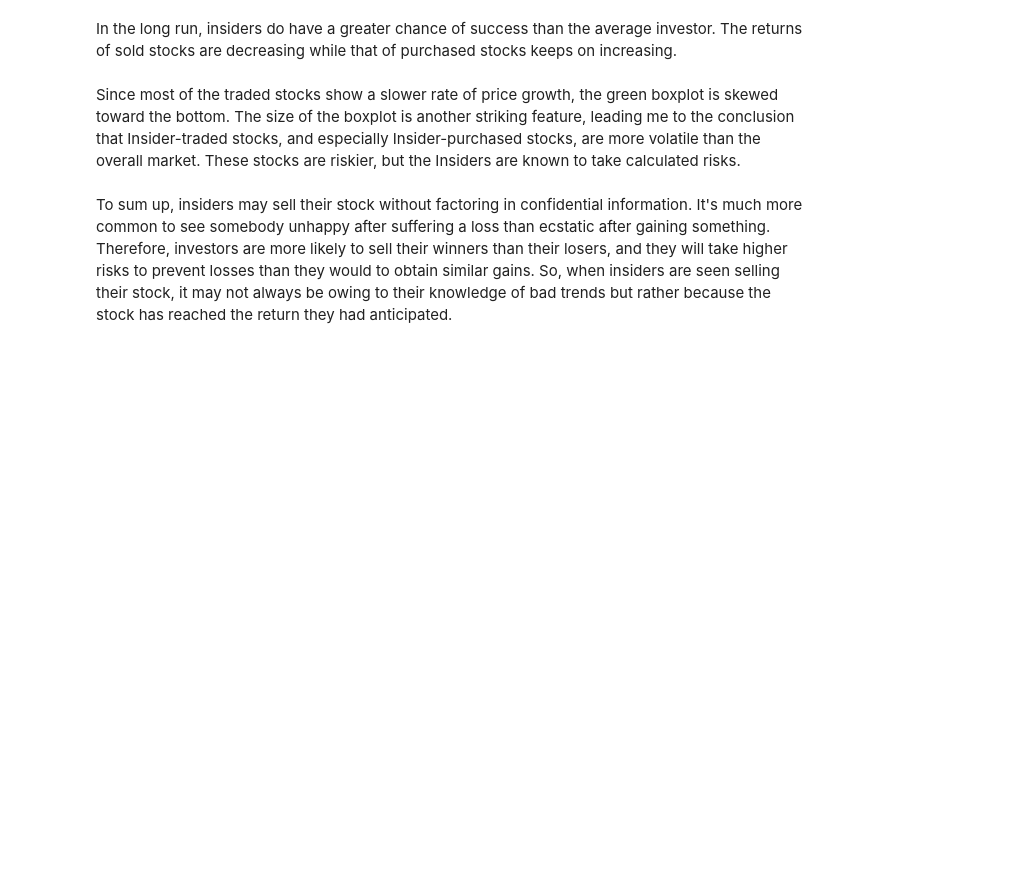
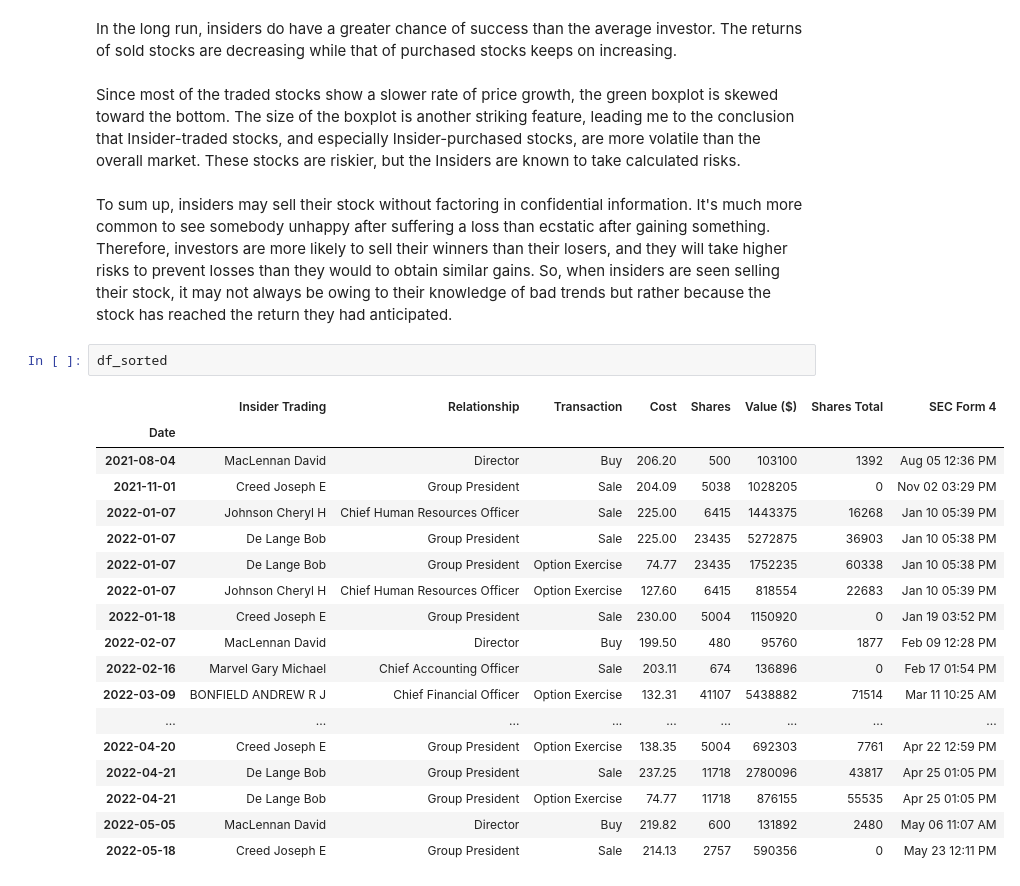
Before and after one commit to tuhinmallick/InsiderTrader, a Jupyter notebook: notebooks/world-bank-package.ipynb, the cells around one changed output. Drawn from its saved outputs; the diff is of its cells as text; blank space fills up the shorter version.

```diff
--- a/notebooks/world-bank-package.ipynb
+++ b/notebooks/world-bank-package.ipynb
@@ -180,3 +180,24 @@ In the long run, insiders do have a greater chance of success than the average i
 Since most of the traded stocks show a slower rate of price growth, the green boxplot is skewed toward the bottom. The size of the boxplot is another striking feature, leading me to the conclusion that Insider-traded stocks, and especially Insider-purchased stocks, are more volatile than the overall market. These stocks are riskier, but the Insiders are known to take calculated risks.
 # %% [markdown]
 To sum up, insiders may sell their stock without factoring in confidential information. It's much more common to see somebody unhappy after suffering a loss than ecstatic after gaining something. Therefore, investors are more likely to sell their winners than their losers, and they will take higher risks to prevent losses than they would to obtain similar gains. So, when insiders are seen selling their stock, it may not always be owing to their knowledge of bad trends but rather because the stock has reached the return they had anticipated.
+# %%
+df_sorted
+# %% [output]
+|  | Insider Trading | Relationship | Transaction | Cost | Shares | Value ($) | Shares Total | SEC Form 4 |
+| Date |  |  |  |  |  |  |  |  |
+| 2021-08-04 | MacLennan David | Director | Buy | 206.20 | 500 | 103100 | 1392 | Aug 05 12:36 PM |
+| 2021-11-01 | Creed Joseph E | Group President | Sale | 204.09 | 5038 | 1028205 | 0 | Nov 02 03:29 PM |
+| 2022-01-07 | Johnson Cheryl H | Chief Human Resources Officer | Sale | 225.00 | 6415 | 1443375 | 16268 | Jan 10 05:39 PM |
+| 2022-01-07 | De Lange Bob | Group President | Sale | 225.00 | 23435 | 5272875 | 36903 | Jan 10 05:38 PM |
+| 2022-01-07 | De Lange Bob | Group President | Option Exercise | 74.77 | 23435 | 1752235 | 60338 | Jan 10 05:38 PM |
+| 2022-01-07 | Johnson Cheryl H | Chief Human Resources Officer | Option Exercise | 127.60 | 6415 | 818554 | 22683 | Jan 10 05:39 PM |
+| 2022-01-18 | Creed Joseph E | Group President | Sale | 230.00 | 5004 | 1150920 | 0 | Jan 19 03:52 PM |
+| 2022-02-07 | MacLennan David | Director | Buy | 199.50 | 480 | 95760 | 1877 | Feb 09 12:28 PM |
+| 2022-02-16 | Marvel Gary Michael | Chief Accounting Officer | Sale | 203.11 | 674 | 136896 | 0 | Feb 17 01:54 PM |
+| 2022-03-09 | BONFIELD ANDREW R J | Chief Financial Officer | Option Exercise | 132.31 | 41107 | 5438882 | 71514 | Mar 11 10:25 AM |
+| ... | ... | ... | ... | ... | ... | ... | ... | ... |
+| 2022-04-20 | Creed Joseph E | Group President | Option Exercise | 138.35 | 5004 | 692303 | 7761 | Apr 22 12:59 PM |
+| 2022-04-21 | De Lange Bob | Group President | Sale | 237.25 | 11718 | 2780096 | 43817 | Apr 25 01:05 PM |
+| 2022-04-21 | De Lange Bob | Group President | Option Exercise | 74.77 | 11718 | 876155 | 55535 | Apr 25 01:05 PM |
+| 2022-05-05 | MacLennan David | Director | Buy | 219.82 | 600 | 131892 | 2480 | May 06 11:07 AM |
+| 2022-05-18 | Creed Joseph E | Group President | Sale | 214.13 | 2757 | 590356 | 0 | May 23 12:11 PM |
```
Also changed, not shown: 1 other file.
